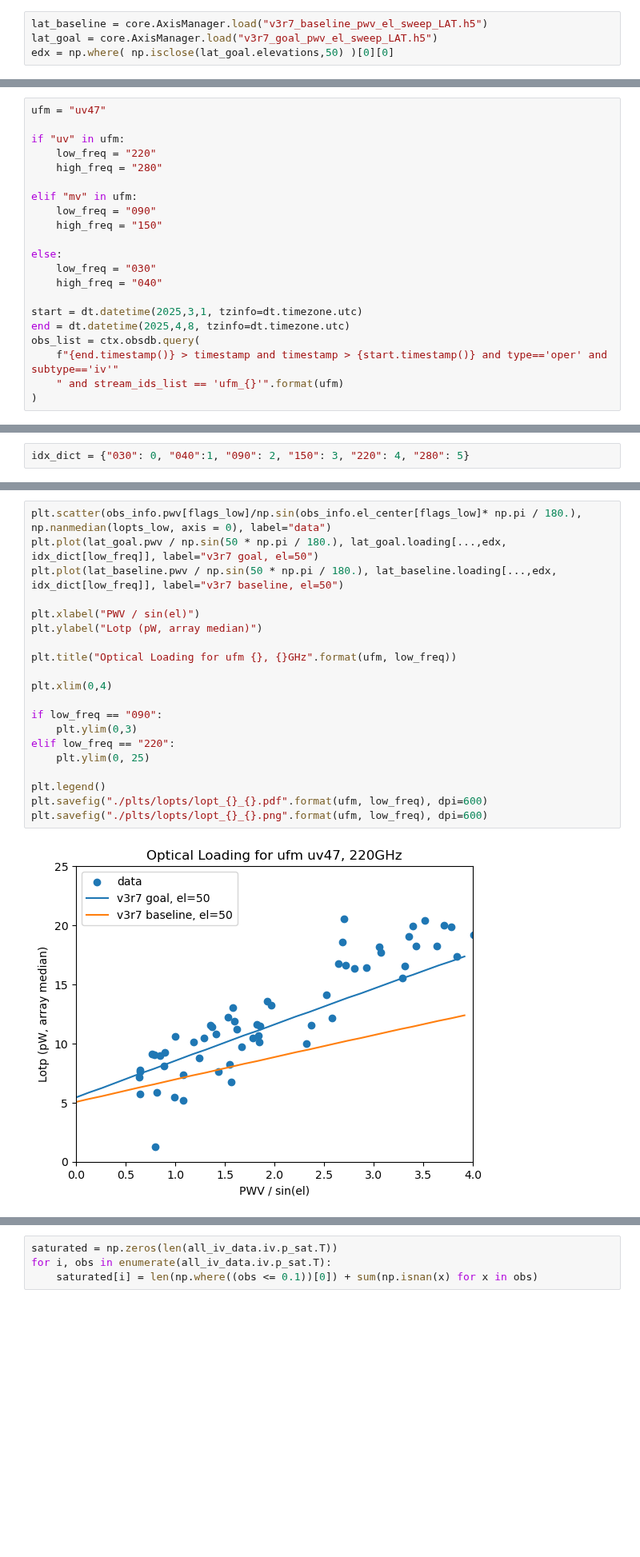
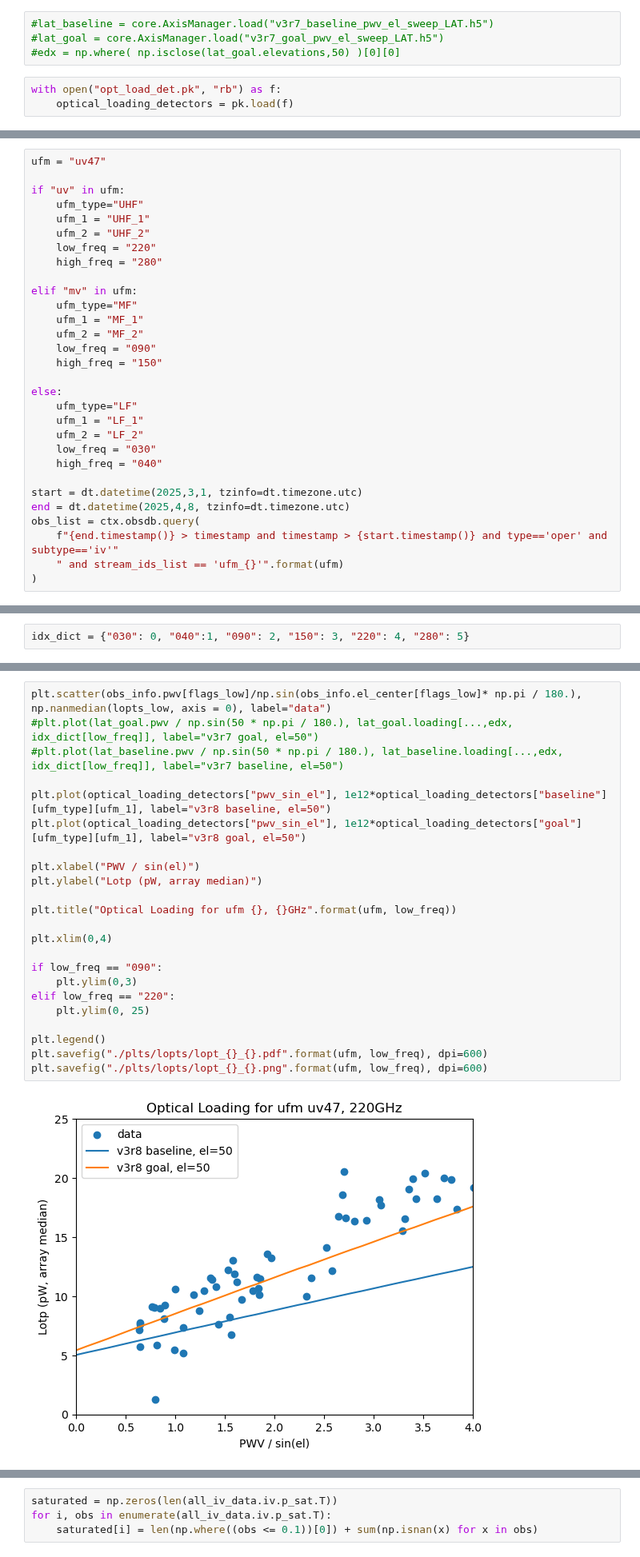
Before and after one commit to Sulla2012/LAT_Loading, a Jupyter notebook: optical_loading.ipynb, the cells around one changed output, grey strips where cells are left out. Shown at 80% size. Cells and saved outputs as stored; diff of their text form; blank space fills up the shorter version.

```diff
--- a/lat_iv_loading_now.ipynb
+++ b/optical_loading.ipynb
@@ -17,9 +19,12 @@ from optical_loading import pwv_interp, get_fpa_temps, UXM_dict, add_iv_info
 The autoreload extension is already loaded. To reload it, use:
   %reload_ext autoreload
 # %%
-lat_baseline = core.AxisManager.load("v3r7_baseline_pwv_el_sweep_LAT.h5")
-lat_goal = core.AxisManager.load("v3r7_goal_pwv_el_sweep_LAT.h5")
-edx = np.where( np.isclose(lat_goal.elevations,50) )[0][0]
+#lat_baseline = core.AxisManager.load("v3r7_baseline_pwv_el_sweep_LAT.h5")
+#lat_goal = core.AxisManager.load("v3r7_goal_pwv_el_sweep_LAT.h5")
+#edx = np.where( np.isclose(lat_goal.elevations,50) )[0][0]
+# %%
+with open("opt_load_det.pk", "rb") as f:
+    optical_loading_detectors = pk.load(f)
 # %%
 ## context for loading data
 ctx = core.Context('/so/metadata/lat/contexts/smurf_detsets.yaml')
@@ -27,14 +32,23 @@ ctx = core.Context('/so/metadata/lat/contexts/smurf_detsets.yaml')
 ufm = "uv47"
 
 if "uv" in ufm:
+    ufm_type="UHF"
+    ufm_1 = "UHF_1"
+    ufm_2 = "UHF_2"
     low_freq = "220"
     high_freq = "280"
 
 elif "mv" in ufm:
+    ufm_type="MF"
+    ufm_1 = "MF_1"
+    ufm_2 = "MF_2"
     low_freq = "090"
     high_freq = "150"
 
 else:
+    ufm_type="LF"
+    ufm_1 = "LF_1"
+    ufm_2 = "LF_2"
     low_freq = "030"
     high_freq = "040"
 
@@ -187,24 +221,27 @@ low_freq
 # %%
 plt.scatter(obs_info.pwv[flags_low]/np.sin(obs_info.el_center[flags_low]* np.pi / 180.), np.nanmedian(lopts_low, axis = 0), label="data")
-plt.plot(lat_goal.pwv / np.sin(50 * np.pi / 180.), lat_goal.loading[...,edx, idx_dict[low_freq]], label="v3r7 goal, el=50")
-plt.plot(lat_baseline.pwv / np.sin(50 * np.pi / 180.), lat_baseline.loading[...,edx, idx_dict[low_freq]], label="v3r7 baseline, el=50")
+#plt.plot(lat_goal.pwv / np.sin(50 * np.pi / 180.), lat_goal.loading[...,edx, idx_dict[low_freq]], label="v3r7 goal, el=50")
+#plt.plot(lat_baseline.pwv / np.sin(50 * np.pi / 180.), lat_baseline.loading[...,edx, idx_dict[low_freq]], label="v3r7 baseline, el=50")
+
+plt.plot(optical_loading_detectors["pwv_sin_el"], 1e12*optical_loading_detectors["baseline"][ufm_type][ufm_1], label="v3r8 baseline, el=50")
+plt.plot(optical_loading_detectors["pwv_sin_el"], 1e12*optical_loading_detectors["goal"][ufm_type][ufm_1], label="v3r8 goal, el=50")
 
 plt.xlabel("PWV / sin(el)")
 plt.ylabel("Lotp (pW, array median)")
 
 plt.title("Optical Loading for ufm {}, {}GHz".format(ufm, low_freq))
 
 plt.xlim(0,4)
 
 if low_freq == "090":
     plt.ylim(0,3)
 elif low_freq == "220":
     plt.ylim(0, 25)
 
 plt.legend()
 plt.savefig("./plts/lopts/lopt_{}_{}.pdf".format(ufm, low_freq), dpi=600)
 plt.savefig("./plts/lopts/lopt_{}_{}.png".format(ufm, low_freq), dpi=600)
 # %% [output]
-[figure, old version]
+[figure, new version]
 # %%
 plt.scatter(obs_info.pwv[flags_high]/np.sin(obs_info.el_center[flags_high]* np.pi / 180.), np.nanmedian(lopts_high, axis = 0))
```
Also changed, not shown: parts of 4 cells of this notebook, 1 other file.
